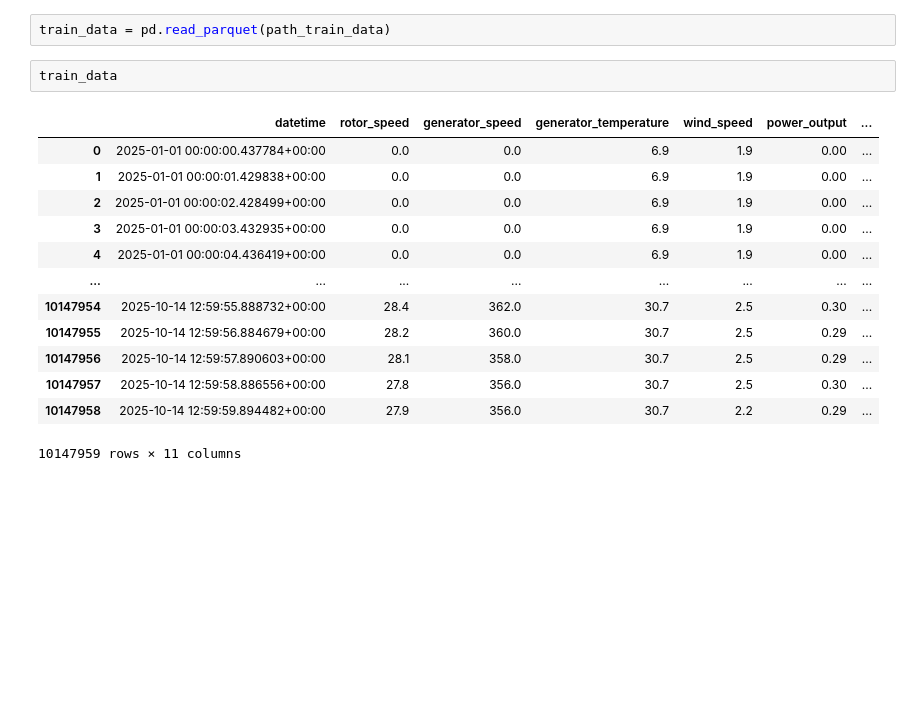
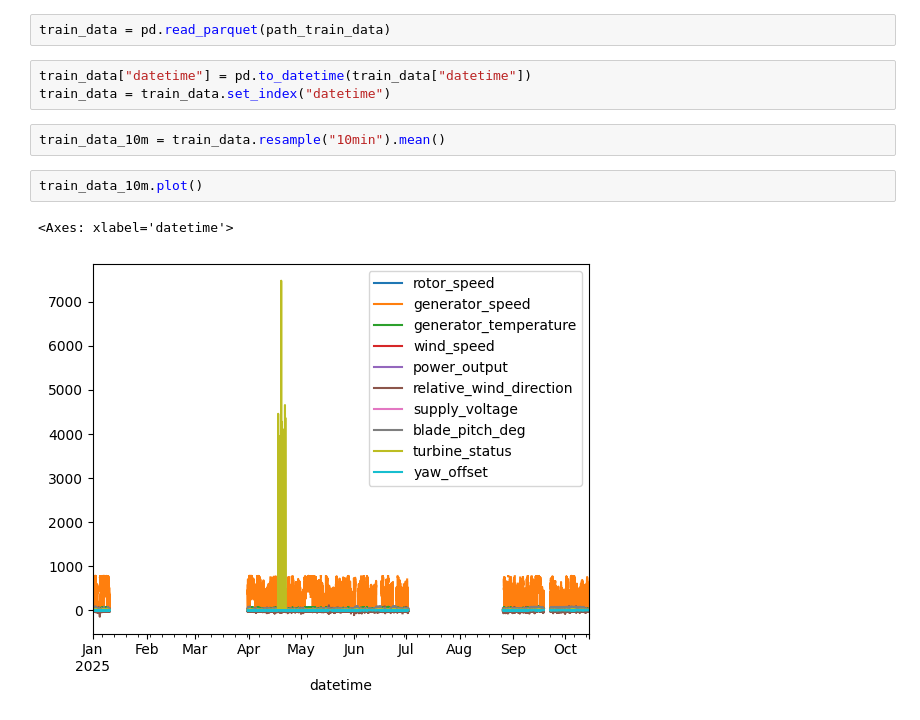
Before and after one commit to charlie9578/wedowind-static-yaw-ground-truth-challenge, a Jupyter notebook: basic_analysis.ipynb, the cells around one changed output. Cells and saved outputs as stored; diff of their text form; blank space fills up the shorter version.

Commit message:
Read data and plot power curve

```diff
--- a/basic_analysis.ipynb
+++ b/basic_analysis.ipynb
@@ -36,18 +37,12 @@ path_train_data = "../aventa-av-7-6kw-iet-ost-resear-doi-10.5281-zenodo.16276333
 # %%
 train_data = pd.read_parquet(path_train_data)
 # %%
-train_data
+train_data["datetime"] = pd.to_datetime(train_data["datetime"])
+train_data = train_data.set_index("datetime")
-# %% [output]
-|  | datetime | rotor_speed | generator_speed | generator_temperature | wind_speed | power_output | ... |
-| 0 | 2025-01-01 00:00:00.437784+00:00 | 0.0 | 0.0 | 6.9 | 1.9 | 0.00 | ... |
-| 1 | 2025-01-01 00:00:01.429838+00:00 | 0.0 | 0.0 | 6.9 | 1.9 | 0.00 | ... |
-| 2 | 2025-01-01 00:00:02.428499+00:00 | 0.0 | 0.0 | 6.9 | 1.9 | 0.00 | ... |
-| 3 | 2025-01-01 00:00:03.432935+00:00 | 0.0 | 0.0 | 6.9 | 1.9 | 0.00 | ... |
-| 4 | 2025-01-01 00:00:04.436419+00:00 | 0.0 | 0.0 | 6.9 | 1.9 | 0.00 | ... |
-| ... | ... | ... | ... | ... | ... | ... | ... |
-| 10147954 | 2025-10-14 12:59:55.888732+00:00 | 28.4 | 362.0 | 30.7 | 2.5 | 0.30 | ... |
-| 10147955 | 2025-10-14 12:59:56.884679+00:00 | 28.2 | 360.0 | 30.7 | 2.5 | 0.29 | ... |
-| 10147956 | 2025-10-14 12:59:57.890603+00:00 | 28.1 | 358.0 | 30.7 | 2.5 | 0.29 | ... |
-| 10147957 | 2025-10-14 12:59:58.886556+00:00 | 27.8 | 356.0 | 30.7 | 2.5 | 0.30 | ... |
-| 10147958 | 2025-10-14 12:59:59.894482+00:00 | 27.9 | 356.0 | 30.7 | 2.2 | 0.29 | ... |
-10147959 rows × 11 columns
+# %%
+train_data_10m = train_data.resample("10min").mean()
+# %%
+train_data_10m.plot()
+# %% [output]
+<Axes: xlabel='datetime'>
+[figure, added]
```
Also changed, not shown: parts of 3 cells of this notebook.
